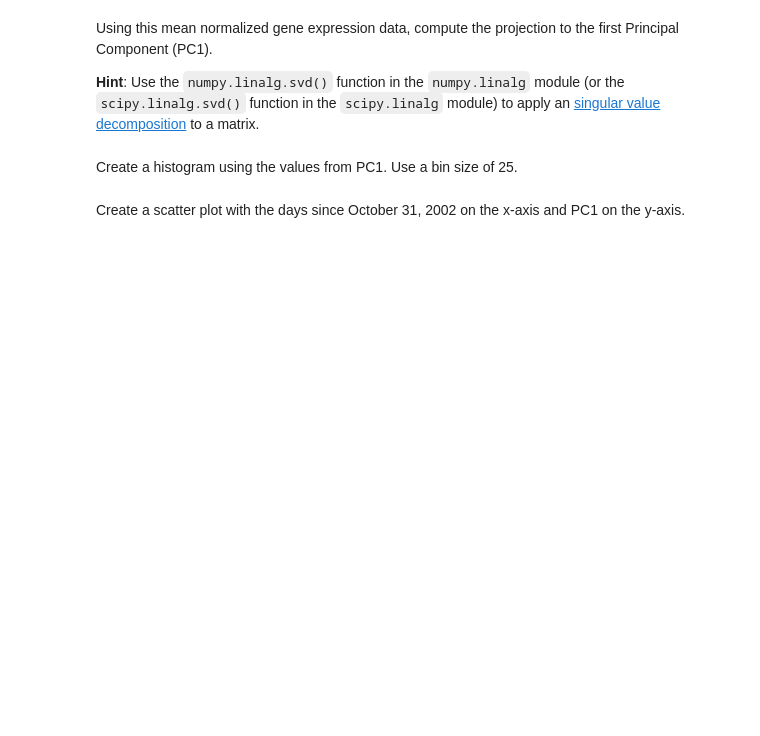
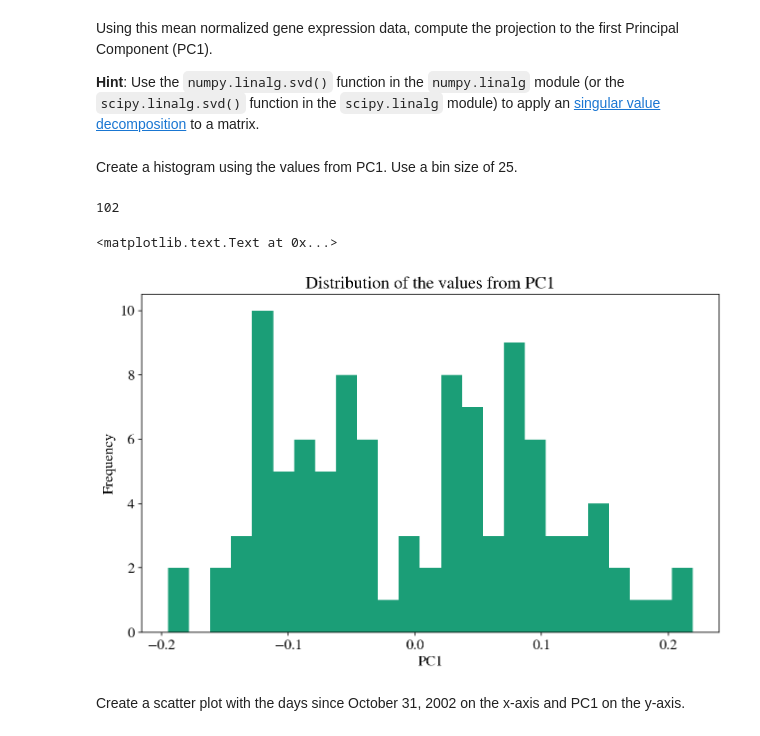
Before and after one commit to ShichengChen/cs109, a Jupyter notebook: 2014-master/homework/HW2.ipynb, the cells around one changed output. Drawn from its saved outputs; the diff is of its cells as text; code cells hidden in the pictures; blank space fills up the shorter version.

```diff
--- a/2014-master/homework/HW2.ipynb
+++ b/2014-master/homework/HW2.ipynb
@@ -105,0 +219,3 @@ Next, subset the `exprs` DataFrame to only include the samples with the CEU ethn
+# %%
+exprsCEU = exprs[sampleinfoCEU.filename]
+exprsCEU.head()
@@ -113,0 +238,3 @@ Compute the average gene expression intensity in the `exprsCEU` DataFrame across
+# %%
+data = exprsCEU.apply(lambda x: x - exprsCEU.mean(axis=1))
+data.head()
@@ -120,2 +253,6 @@ Using this mean normalized gene expression data, compute the projection to the f
+# %%
+U, s, Vh = np.linalg.svd(data.values)
+# %%
+V = Vh.T
 # %% [markdown]
 Create a histogram using the values from PC1.  Use a bin size of 25.
@@ -124,2 +259,12 @@ Create a histogram using the values from PC1.  Use a bin size of 25.
+# %%
+print len(V[:,0])
+plt.hist(V[:,0], bins = 25)
+plt.xlabel('PC1')
+plt.ylabel('Frequency')
+plt.title('Distribution of the values from PC1')
+# %% [output]
+102
+<matplotlib.text.Text at 0x...>
+[figure, added]
 # %% [markdown]
 Create a scatter plot with the days since October 31, 2002 on the x-axis and PC1 on the y-axis.
```
Also changed, not shown: parts of 30 cells of this notebook, 19 other files.
